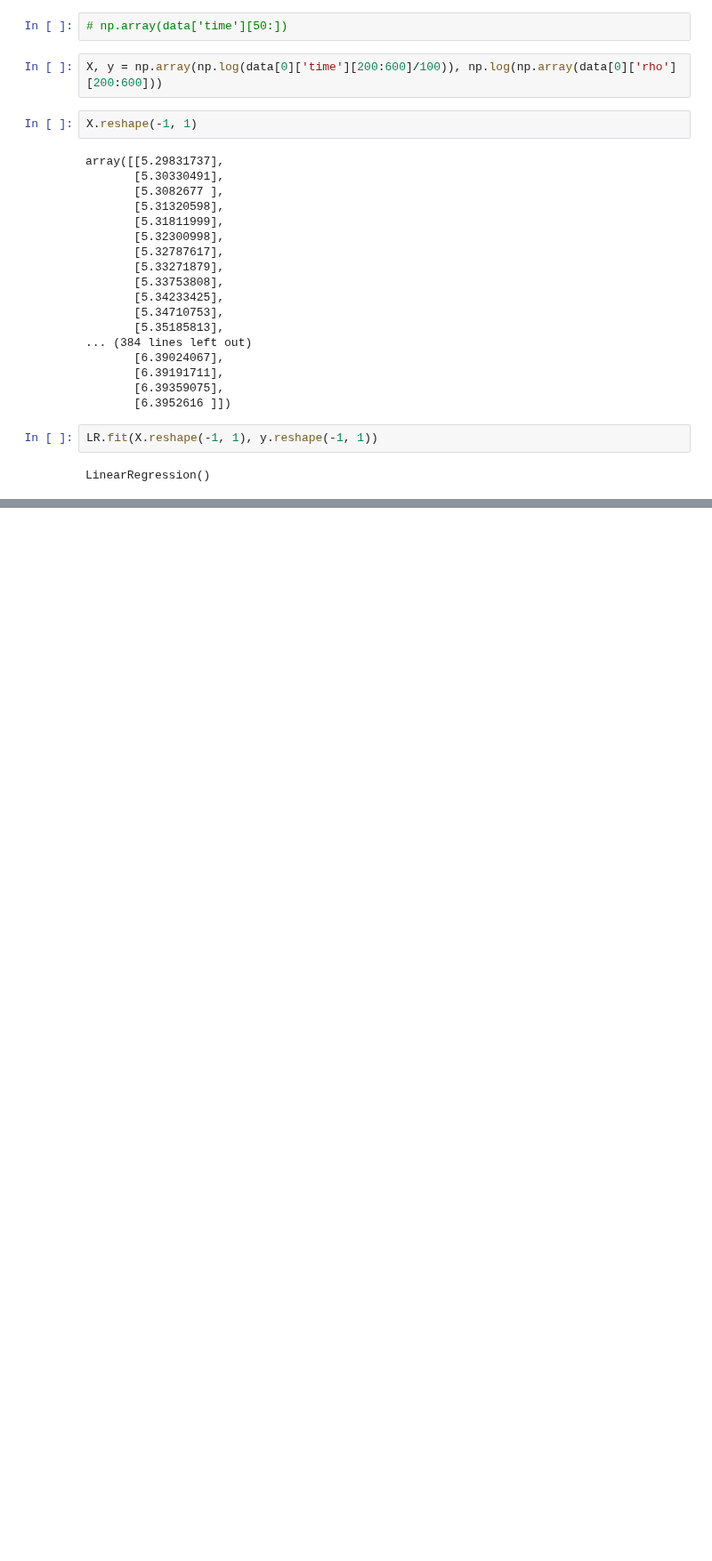
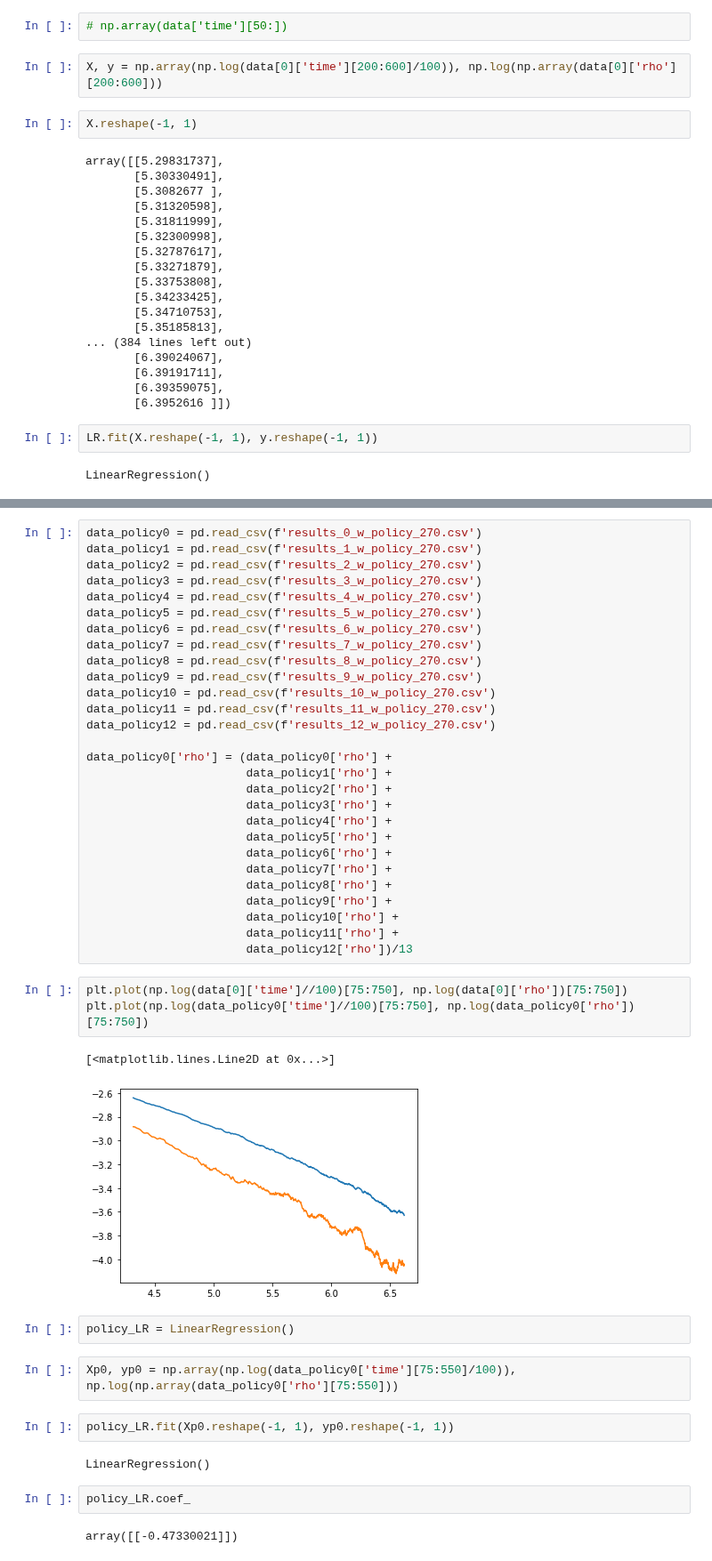
Before and after one commit to xValentim/Predator_Prey_NN, a Jupyter notebook: exponent_beta_nu_z.ipynb, the cells around one changed output, grey strips where cells are left out. Shown at 89% size. Drawn from its saved outputs; the diff is of its cells as text; blank space fills up the shorter version.

```diff
--- a/exponent_beta_nu_z.ipynb
+++ b/exponent_beta_nu_z.ipynb
@@ -86,0 +156,46 @@ plt.plot([5.4, 6.4], [ LR.predict([[5.4]])[0][0], LR.predict([[6.4]])[0][0] ])
+# %%
+data_policy0 = pd.read_csv(f'results_0_w_policy_270.csv')
+data_policy1 = pd.read_csv(f'results_1_w_policy_270.csv')
+data_policy2 = pd.read_csv(f'results_2_w_policy_270.csv')
+data_policy3 = pd.read_csv(f'results_3_w_policy_270.csv')
+data_policy4 = pd.read_csv(f'results_4_w_policy_270.csv')
+data_policy5 = pd.read_csv(f'results_5_w_policy_270.csv')
+data_policy6 = pd.read_csv(f'results_6_w_policy_270.csv')
+data_policy7 = pd.read_csv(f'results_7_w_policy_270.csv')
+data_policy8 = pd.read_csv(f'results_8_w_policy_270.csv')
+data_policy9 = pd.read_csv(f'results_9_w_policy_270.csv')
+data_policy10 = pd.read_csv(f'results_10_w_policy_270.csv')
+data_policy11 = pd.read_csv(f'results_11_w_policy_270.csv')
+data_policy12 = pd.read_csv(f'results_12_w_policy_270.csv')
+
+data_policy0['rho'] = (data_policy0['rho'] +
+                       data_policy1['rho'] +
+                       data_policy2['rho'] +
+                       data_policy3['rho'] +
+                       data_policy4['rho'] +
+                       data_policy5['rho'] +
+                       data_policy6['rho'] +
+                       data_policy7['rho'] +
+                       data_policy8['rho'] +
+                       data_policy9['rho'] +
+                       data_policy10['rho'] +
+                       data_policy11['rho'] +
+                       data_policy12['rho'])/13
+# %%
+plt.plot(np.log(data[0]['time']//100)[75:750], np.log(data[0]['rho'])[75:750])
+plt.plot(np.log(data_policy0['time']//100)[75:750], np.log(data_policy0['rho'])[75:750])
+# %% [output]
+[<matplotlib.lines.Line2D at 0x...>]
+[figure, added]
+# %%
+policy_LR = LinearRegression()
+# %%
+Xp0, yp0 = np.array(np.log(data_policy0['time'][75:550]/100)), np.log(np.array(data_policy0['rho'][75:550]))
+# %%
+policy_LR.fit(Xp0.reshape(-1, 1), yp0.reshape(-1, 1))
+# %% [output]
+LinearRegression()
+# %%
+policy_LR.coef_
+# %% [output]
+array([[-0.47330021]])
```
Also changed, not shown: parts of 49 cells of this notebook, 47 other files.
